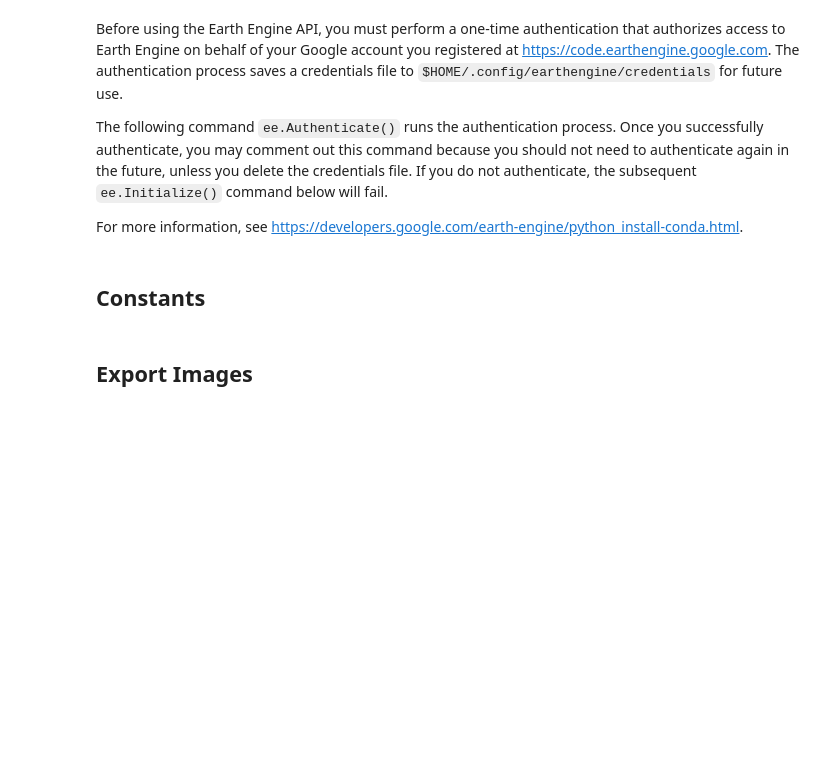
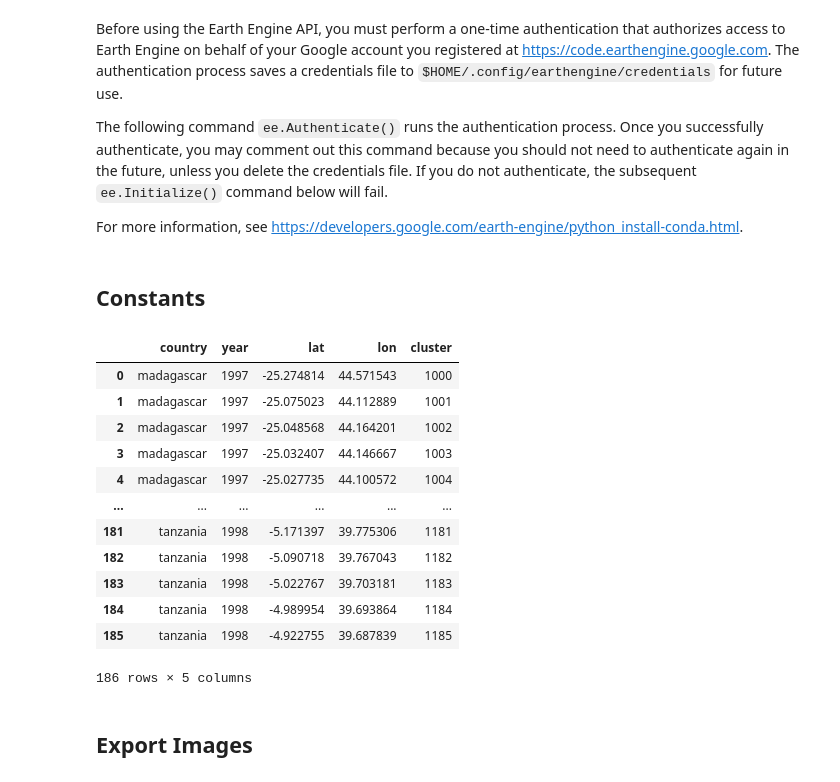
Before and after one commit to mpa-poverty/2-mpa, a Jupyter notebook: preprocessing/0_download_tfrecords.ipynb, the cells around one changed output. Cells and saved outputs as stored; diff of their text form; code cells hidden in the pictures; blank space fills up the shorter version.

```diff
--- a/preprocessing/0_download_tfrecords.ipynb
+++ b/preprocessing/0_download_tfrecords.ipynb
@@ -44,7 +44,7 @@ BUCKET = None
 DHS_EXPORT_FOLDER = ''
 # %%
 # input data paths
-DHS_CSV_PATH = '../data/dataset_viirs_only.csv'
+DHS_CSV_PATH = '../data/dataset_tMM_00.csv'
 # band names
 MS_BANDS = ['BLUE', 'GREEN', 'RED', 'NIR', 'SWIR1', 'SWIR2', 'TEMP1']
 
@@ -54,9 +54,29 @@ SCALE = 30                # export resolution: 30m/px
 EXPORT_TILE_RADIUS = 127  # image dimension = (2*EXPORT_TILE_RADIUS) + 1 = 255px
 CHUNK_SIZE = 150    # set to a small number (<= 50) if Google Earth Engine reports memory errors;
 # %%
-csv = pd.read_csv(DHS_CSV_PATH)
+csv = pd.read_csv(DHS_CSV_PATH, sep=';')
+# Rajout des cluster
+csv['cluster'] = ''
+csv['cluster'] = csv.index+ 1000
+
 csv.rename(columns={'LATNUM':'lat', 'LONGNUM':'lon'}, inplace=True)
 csv.to_csv(DHS_CSV_PATH,index=False)
+# %%
+csv
+# %% [output]
+|  | country | year | lat | lon | cluster |
+| 0 | madagascar | 1997 | -25.274814 | 44.571543 | 1000 |
+| 1 | madagascar | 1997 | -25.075023 | 44.112889 | 1001 |
+| 2 | madagascar | 1997 | -25.048568 | 44.164201 | 1002 |
+| 3 | madagascar | 1997 | -25.032407 | 44.146667 | 1003 |
+| 4 | madagascar | 1997 | -25.027735 | 44.100572 | 1004 |
+| ... | ... | ... | ... | ... | ... |
+| 181 | tanzania | 1998 | -5.171397 | 39.775306 | 1181 |
+| 182 | tanzania | 1998 | -5.090718 | 39.767043 | 1182 |
+| 183 | tanzania | 1998 | -5.022767 | 39.703181 | 1183 |
+| 184 | tanzania | 1998 | -4.989954 | 39.693864 | 1184 |
+| 185 | tanzania | 1998 | -4.922755 | 39.687839 | 1185 |
+186 rows × 5 columns
 # %% [markdown]
 ## Export Images
 # %%
```
Also changed, not shown: parts of 2 cells of this notebook, 58 other files.
